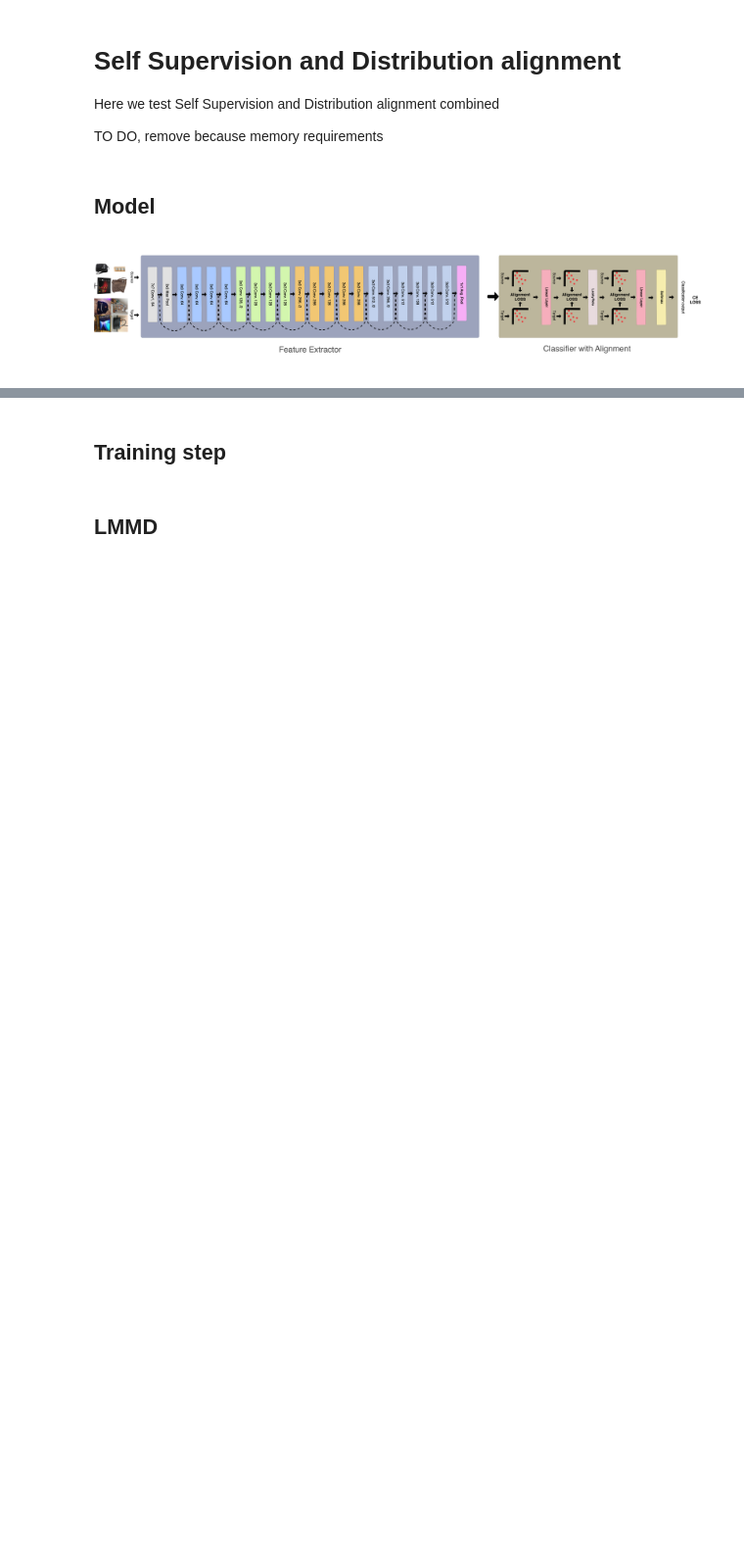
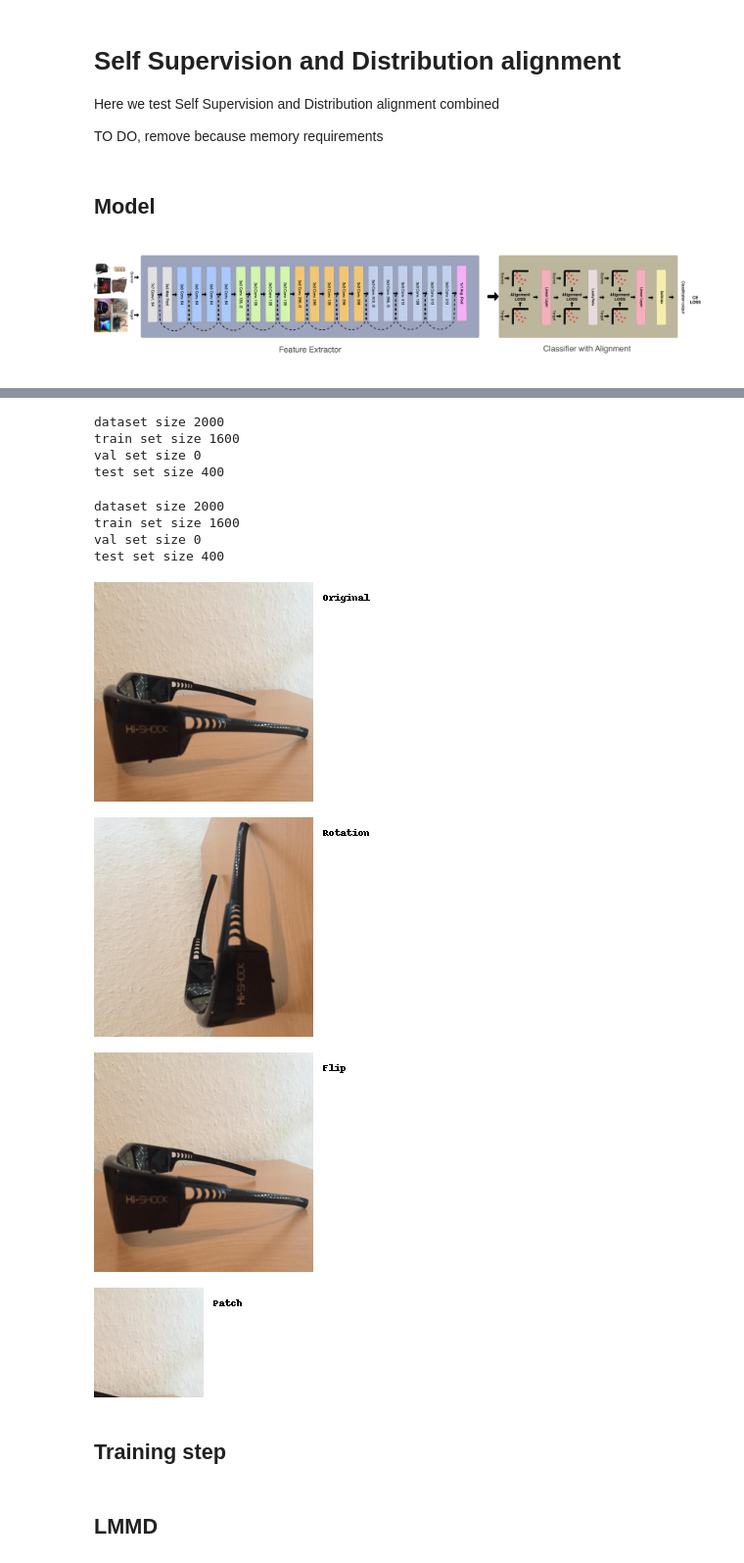
Before and after one commit to filippodaniotti/DL-domain-adaptation, a Jupyter notebook: notebooks/scrapped_approaches.ipynb, the cells around one changed output, grey strips where cells are left out. Shown at 98% size. Drawn from its saved outputs; the diff is of its cells as text; code cells hidden in the pictures; blank space fills up the shorter version.

```diff
--- a/notebooks/scrapped_approaches.ipynb
+++ b/notebooks/scrapped_approaches.ipynb
@@ -538,0 +600,14 @@ TO DO, remove because memory requirements
+# %%
+train_loader_ss_r,_,class_mapping = get_data(BATCH_SIZE,img_root = "./adaptiope_small/real_life",train_percentage=0.8,test_percentage=0.2,random_state=seed,collate_fn=collate_fn)
+# %% [output]
+dataset size 2000
+train set size 1600
+val set size 0
+test set size 400
+# %%
+train_loader_ss_p,_,class_mapping = get_data(BATCH_SIZE,img_root = "./adaptiope_small/product_images",train_percentage=0.8,test_percentage=0.2,random_state=seed,collate_fn=collate_fn)
+# %% [output]
+dataset size 2000
+train set size 1600
+val set size 0
+test set size 400
@@ -539,3 +684,10 @@ TO DO, remove because memory requirements
+# %%
+show_self_images(train_loader_ss_r,1)
+# %% [output]
+[figure, added]
+[figure, added]
+[figure, added]
+[figure, added]
 # %% [markdown]
 ## Training step
 # %%
```
Also changed, not shown: parts of 5 cells of this notebook.
